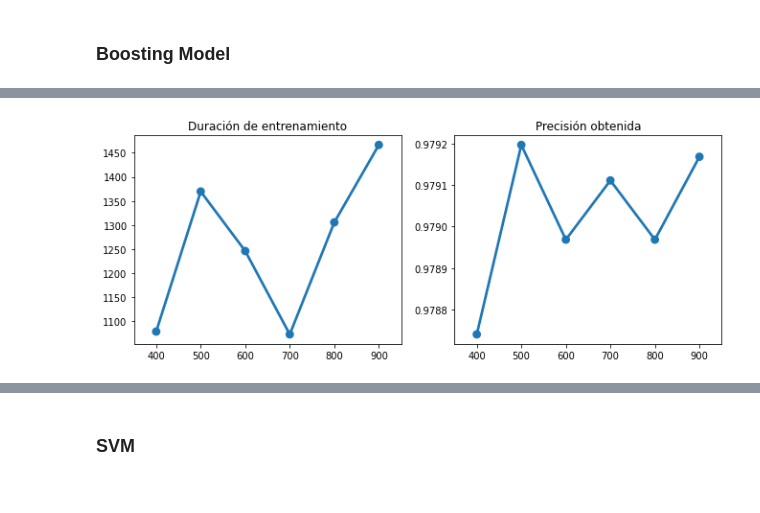
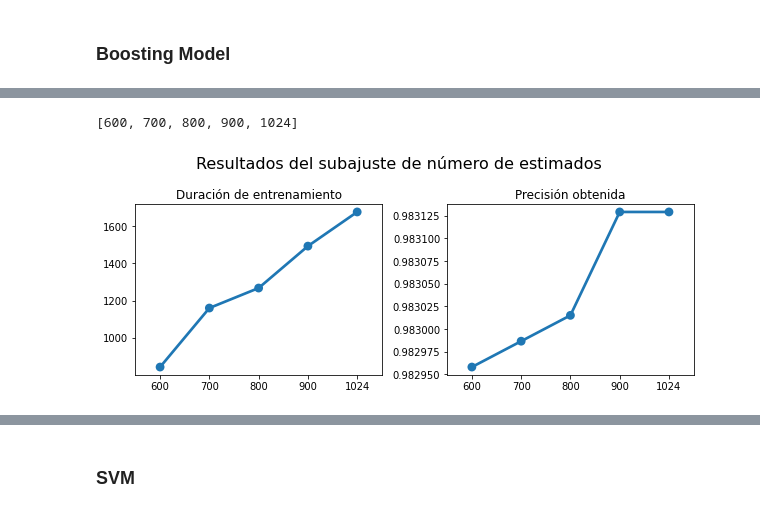
Before and after one commit to Liu-Lc/TwitterTraffic-Pty, a Jupyter notebook: classification.ipynb, the cells around one changed output, grey strips where cells are left out. Drawn from its saved outputs; the diff is of its cells as text; code cells hidden in the pictures.

```diff
--- a/classification.ipynb
+++ b/classification.ipynb
@@ -232 +253,12 @@ gsearch2.fit(X_train, y_train)
 gsearch2.best_params_, gsearch2.best_score_
+# %%
+param_test4 = {
+ 'subsample':[i/10.0 for i in range(8,11)],
+ 'colsample_bytree':[i/10.0 for i in range(8,11)]
+}
+gsearch4 = GridSearchCV(estimator = XGBClassifier(learning_rate=0.3, n_estimators=100, max_depth=9,
+                                        min_child_weight=1, gamma=0.1, subsample=0.8, colsample_bytree=0.8,
+                                        objective= 'binary:logistic', nthread=4, scale_pos_weight=1, seed=27),
+                        param_grid = param_test4, scoring='accuracy',n_jobs=4, cv=3, verbose=1)
+gsearch4.fit(X_train1, y_train1)
+gsearch4.best_params_, gsearch4.best_score_
@@ -236,8 +272,8 @@ param_test3 = {
 }
 
 gsearch3 = GridSearchCV(estimator = XGBClassifier(learning_rate=0.3, n_estimators=100, max_depth=9,
-                                        min_child_weight=1, gamma=0.1, subsample=0.9, colsample_bytree=0.9,
+                                        min_child_weight=1, gamma=0.1, subsample=0.8, colsample_bytree=0.8,
                                         objective= 'binary:logistic', nthread=4, scale_pos_weight=1, seed=27),
                         param_grid = param_test3, scoring='accuracy',n_jobs=4, cv=3, verbose=3)
-gsearch3.fit(X_train, y_train)
+gsearch3.fit(X_train1, y_train1)
 gsearch3.best_params_, gsearch3.best_score_
@@ -345,20 +418,21 @@ plt.show()
 xgresume1 = []
 xgb_arr1 = []
 
-for i in [400,500,600,700,800,900]:
+for i in [600,700,800,900]:
     print('\nestimators:', str(i))
     start = time.time()
     xgb = XGBClassifier(
         learning_rate=0.3,
         n_estimators=i,
         max_depth=9, min_child_weight=1,
-        gamma=0.1, subsample=0.9, colsample_bytree=0.9,
+        gamma=0.1, subsample=0.8, colsample_bytree=0.8,
+        reg_alpha=0.005,
         nthread=4, seed=27, eval_metric='error', verbosity=0)
     xgb_arr1.append(xgb)
-    xgb_arr1[-1].fit(X_train, y_train)
+    xgb_arr1[-1].fit(X_train1, y_train1)
     end = time.time()
-    y_xgb = xgb_arr1[-1].predict(X_test)
-    print(str(end-start), accuracy_score(y_test, y_xgb))
-    xgresume1.append([i, end-start, accuracy_score(y_test, y_xgb),
-    confusion_matrix(y_test,y_xgb), classification_report(y_test,y_xgb)])
+    y_xgb = xgb_arr1[-1].predict(X_test1)
+    print(str(end-start), accuracy_score(y_test1, y_xgb))
+    xgresume1.append([i, end-start, accuracy_score(y_test1, y_xgb),
+    confusion_matrix(y_test1,y_xgb), classification_report(y_test1,y_xgb)])
 # %% [output]
@@ -381,0 +450,4 @@ estimators: 900
+# %%
+for i in xgresume1:
+    for s in i: print(s)
+    print('\n')
@@ -382,18 +472,23 @@ estimators: 900
+# %%
+[i[0] for i in xgresume1] + [xgresume[1][0]]
+# %% [output]
+[600, 700, 800, 900, 1024]
 # %%
-xs = [i[0] for i in xgresume1]
-ys = [i[1] for i in xgresume1]
-zs = [i[2] for i in xgresume1]
+xs = [i[0] for i in xgresume1] + [xgresume[1][0]]
+ys = [i[1] for i in xgresume1] + [xgresume[1][1]]
+zs = [i[2] for i in xgresume1] + [xgresume[1][2]]
 
-plt.figure(figsize=(11,4))
-plt.title('XGBoost')
+plt.figure(figsize=(8.5,3.5))
+plt.suptitle('Resultados del subajuste de número de estimados', fontsize=16)
 plt.subplot(1, 2, 1)
 sns.pointplot(x=xs, y=ys)
 plt.title('Duración de entrenamiento')
 plt.xticks(range(len(xs)), xs)
 plt.subplot(1, 2, 2)
 sns.pointplot(x=xs, y=zs)
 plt.title('Precisión obtenida')
 plt.xticks(range(len(xs)), xs)
+plt.tight_layout()
 plt.show()
 # %% [output]
-[figure, old version]
+[figure, new version]
```
Also changed, not shown: parts of 46 cells of this notebook, 3 other files.
